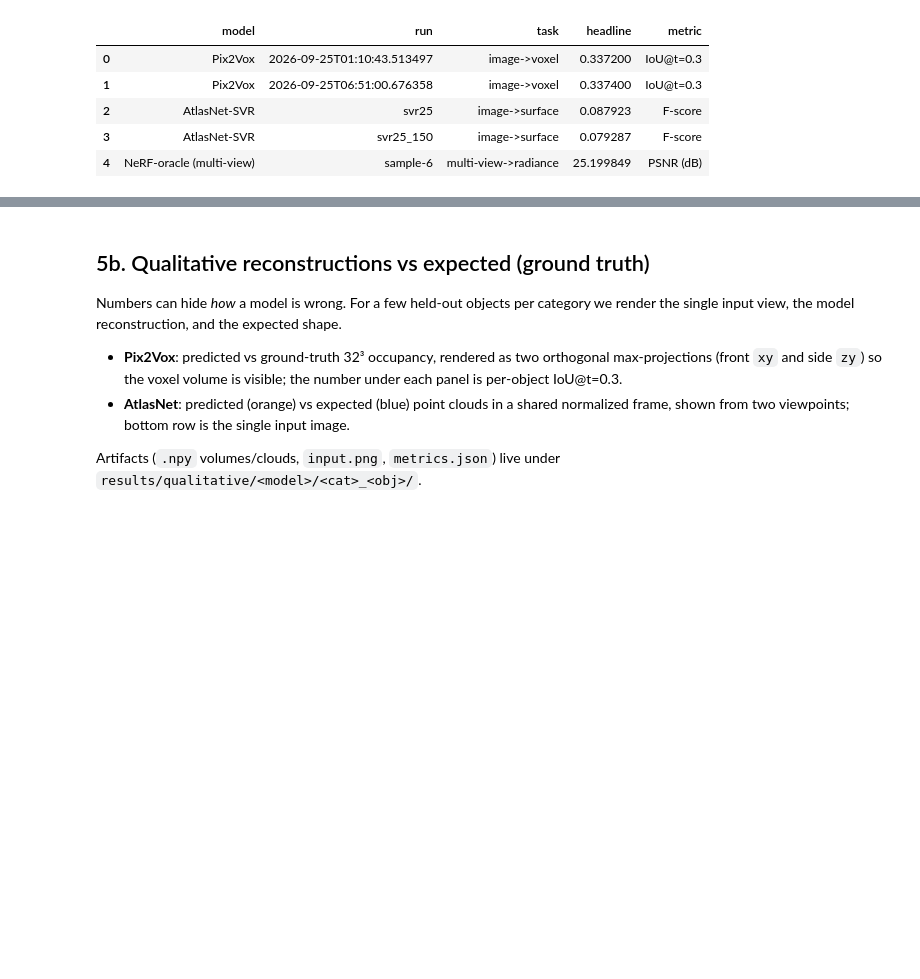
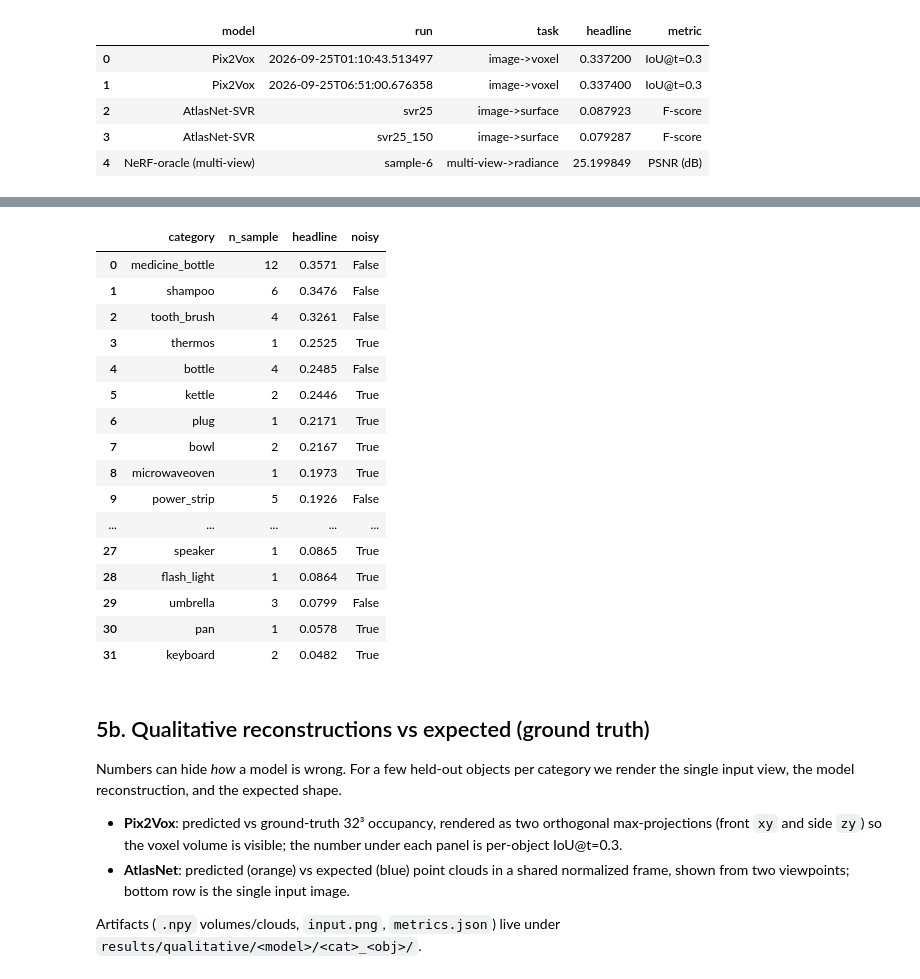
Before and after one commit to NoureldinAbdelrahman/home-omni3d, a Jupyter notebook: notebooks/dataset_analysis.ipynb, the cells around one changed output, grey strips where cells are left out. Drawn from its saved outputs; the diff is of its cells as text; code cells hidden in the pictures; blank space fills up the shorter version.

```diff
--- a/notebooks/dataset_analysis.ipynb
+++ b/notebooks/dataset_analysis.ipynb
@@ -550,0 +578,35 @@ wrote results/comparison/metrics_table.csv
+# %%
+def per_category_report():
+    rows = []
+    for run in p2v_runs:
+        csv_path = RESULTS / "pix2vox" / run["_run"] / "test_results.csv"
+        if not csv_path.is_file():
+            continue
+        rdf = pd.read_csv(csv_path)
+        for _, r in rdf.iterrows():
+            rows.append({
+                "model": "Pix2Vox", "run": run["_run"], "category": r["category"],
+                "n_sample": int(r["n_sample"]),
+                "headline": float(r.get("t=0.50", r.get("t=0.30"))),
+                "noisy": int(r["n_sample"]) < 3,
+            })
+    if not rows:
+        print("no per-category data yet (results/pix2vox/<run>/test_results.csv)")
+        return None
+    rdf = pd.DataFrame(rows)
+    for run in rdf["run"].unique():
+        sub = rdf[rdf["run"] == run]
+        micro = np.average(sub["headline"], weights=sub["n_sample"])
+        macro = sub["headline"].mean()
+        small = sub[sub["n_sample"] < 3]
+        print(f"{run}: micro(weighted)={micro:.4f}  macro(per-cat)={macro:.4f}  "
+              f"categories={len(sub)}  <3-sample cats={len(small)}")
+    return rdf
+
+
+cat_df = per_category_report()
+if cat_df is not None:
+    keep = cat_df[cat_df["run"] == sorted(cat_df["run"].unique())[-1]]
+    keep = keep.sort_values("headline", ascending=False)
+    display(keep[["category", "n_sample", "headline", "noisy"]].reset_index(drop=True))
+# %% [output]
@@ -551,3 +615,20 @@ wrote results/comparison/metrics_table.csv
+|  | category | n_sample | headline | noisy |
+| 0 | medicine_bottle | 12 | 0.3571 | False |
+| 1 | shampoo | 6 | 0.3476 | False |
+| 2 | tooth_brush | 4 | 0.3261 | False |
+| 3 | thermos | 1 | 0.2525 | True |
+| 4 | bottle | 4 | 0.2485 | False |
+| 5 | kettle | 2 | 0.2446 | True |
+| 6 | plug | 1 | 0.2171 | True |
+| 7 | bowl | 2 | 0.2167 | True |
+| 8 | microwaveoven | 1 | 0.1973 | True |
+| 9 | power_strip | 5 | 0.1926 | False |
+| ... | ... | ... | ... | ... |
+| 27 | speaker | 1 | 0.0865 | True |
+| 28 | flash_light | 1 | 0.0864 | True |
+| 29 | umbrella | 3 | 0.0799 | False |
+| 30 | pan | 1 | 0.0578 | True |
+| 31 | keyboard | 2 | 0.0482 | True |
 # %% [markdown]
 ## 5b. Qualitative reconstructions vs expected (ground truth)
 
```
Also changed, not shown: parts of 8 cells of this notebook, 7 other files.
